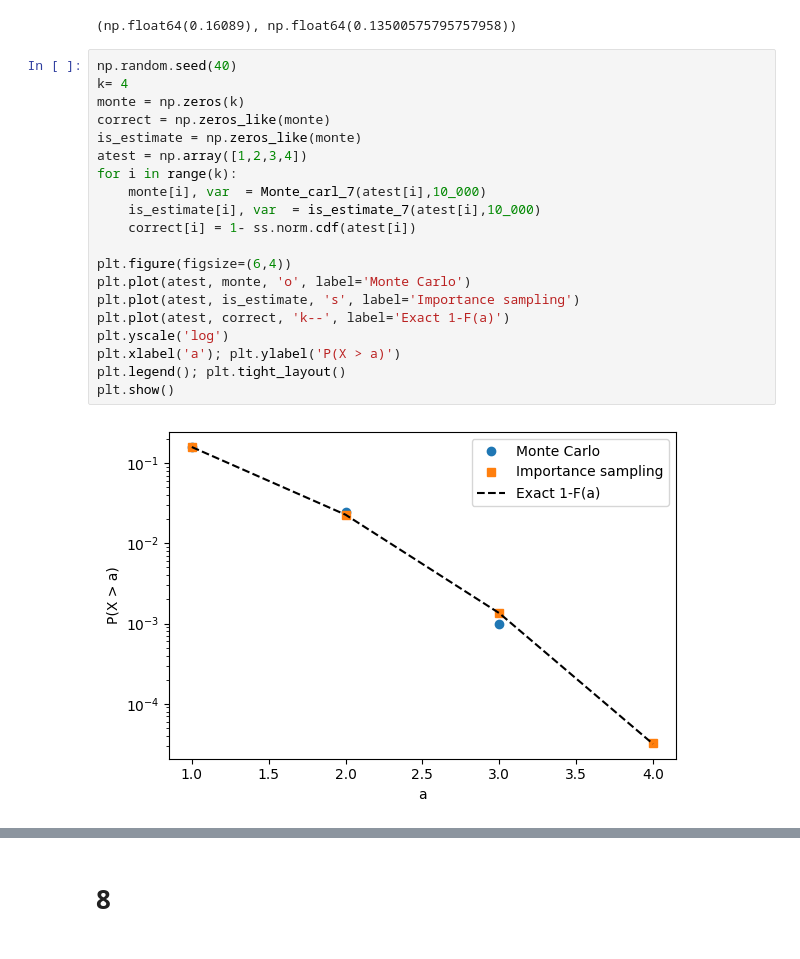
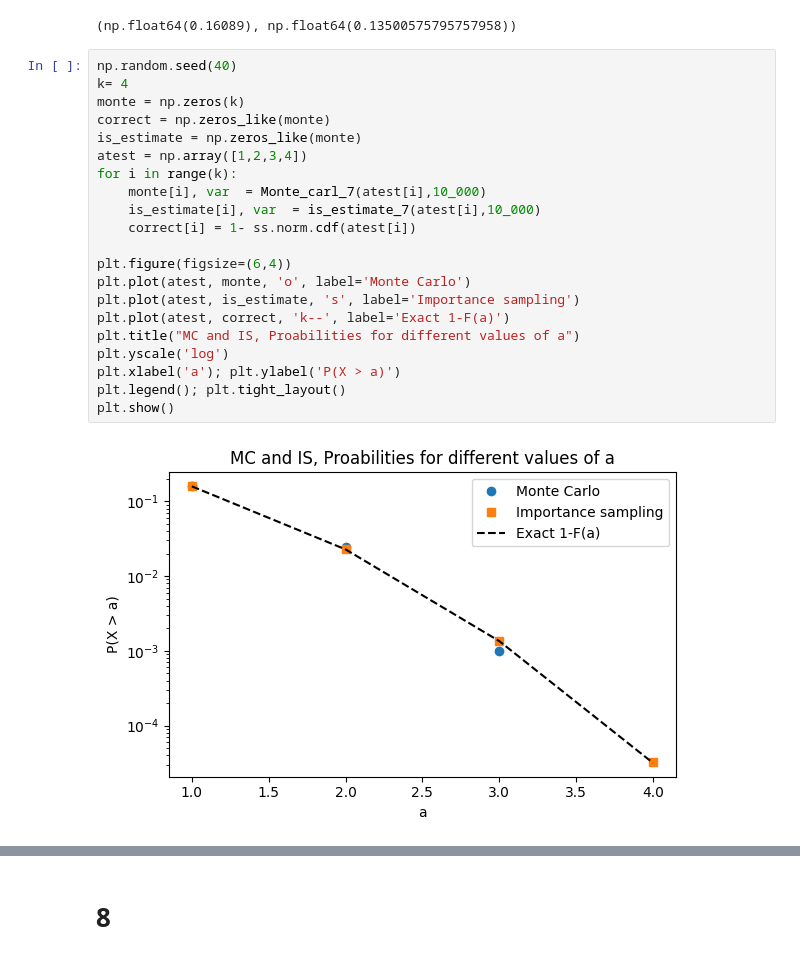
Before and after one commit to s224399/Stoc_sim_2k26, a Jupyter notebook: Exercises(week_1)/Rasmus/Exersice_5.ipynb, the cells around one changed output, grey strips where cells are left out. Drawn from its saved outputs; the diff is of its cells as text.

```diff
--- a/Exercises(week_1)/Rasmus/Exersice_5.ipynb
+++ b/Exercises(week_1)/Rasmus/Exersice_5.ipynb
@@ -73,25 +73,26 @@ Monte_carl_7(1,100000)
 # %%
 np.random.seed(40)
 k= 4
 monte = np.zeros(k)
 correct = np.zeros_like(monte)
 is_estimate = np.zeros_like(monte)
 atest = np.array([1,2,3,4])
 for i in range(k):
     monte[i], var  = Monte_carl_7(atest[i],10_000)
     is_estimate[i], var  = is_estimate_7(atest[i],10_000)
     correct[i] = 1- ss.norm.cdf(atest[i])
 
 plt.figure(figsize=(6,4))
 plt.plot(atest, monte, 'o', label='Monte Carlo')
 plt.plot(atest, is_estimate, 's', label='Importance sampling')
 plt.plot(atest, correct, 'k--', label='Exact 1-F(a)')
+plt.title("MC and IS, Proabilities for different values of a")
 plt.yscale('log')
 plt.xlabel('a'); plt.ylabel('P(X > a)')
 plt.legend(); plt.tight_layout()
 plt.show()
 # %% [output]
-[figure, old version]
+[figure, new version]
 # %%
 
 np.random.seed(30)
```
Also changed, not shown: parts of 1 cell of this notebook, 2 other files.
